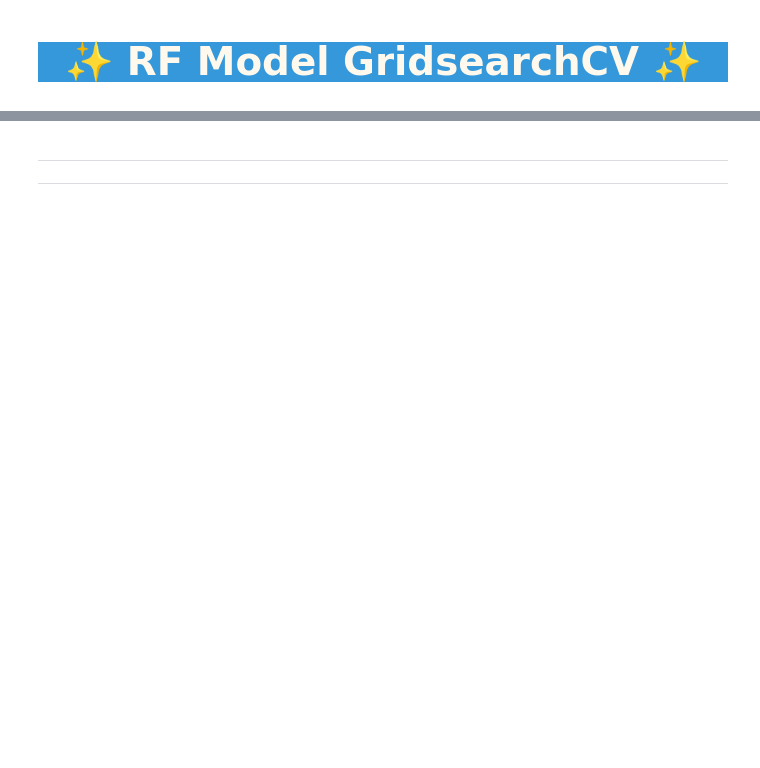
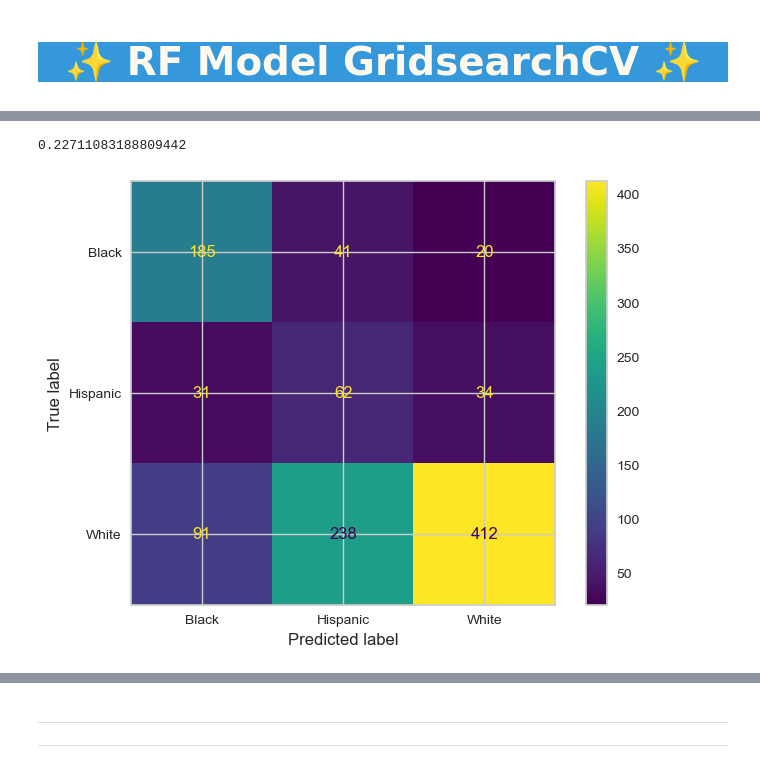
Before and after one commit to huseyincenik/machine_learning, a Jupyter notebook: Project/the_ultimate_guide_to_multiclass_classification_for_predicting_race/📊💪 The Ultimate Guide to Multi-Class Classification for Predicting Race 📏📈.ipynb, the cells around one changed output, grey strips where cells are left out. Saved outputs shown, nothing was run; the diff lists cells and outputs as text; code cells hidden in the pictures; blank space fills up the shorter version.

```diff
--- a/Project/the_ultimate_guide_to_multiclass_classification_for_predicting_race/📊💪 The Ultimate Guide to Multi-Class Classification for Predicting Race 📏📈.ipynb
+++ b/Project/the_ultimate_guide_to_multiclass_classification_for_predicting_race/📊💪 The Ultimate Guide to Multi-Class Classification for Predicting Race 📏📈.ipynb
@@ -2171,16 +2151,16 @@ model.get_params()
 # %%
-param_grid = {'RF_model__n_estimators':[20 , 40, 64, 128, 200], # rf icinde birden cok decisiontree model calismaliydi .
-             'RF_model__max_features':[2, 4, 'sqrt'],
-             'RF_model__max_depth':[10, 50, 100],
-             'RF_model__min_samples_split':[2, 3,4],
-             'RF_model__min_samples_leaf': [2,3,4],
-             'RF_model__max_samples':[0.3, 0.5, 0.8, 1]} # add 1
+param_grid = {'RF_model__n_estimators':[300 , 400, 500], # rf icinde birden cok decisiontree model calismaliydi .
+             'RF_model__max_depth':[2, None],
+             'RF_model__min_samples_split':[10, 20],
+             'RF_model__min_samples_leaf': [100],
+             'RF_model__max_samples':[0.1, 0.2, 0.3]} # add 1
 # hyperparametre eklemek icin optuna ve sklearn den ... de kullanilabilir
 # %%
-grid_model = GridSearchCV(model,
+rf_grid_model = GridSearchCV(model,
                              param_grid,
-                             scoring="f1_weighted",
-                             n_jobs = -1,
-                             verbose=2)
+                             scoring=precision_hispanic,
+                             n_jobs=-1,
+                             cv=10,
+                             return_train_score=True)
 # %%
-grid_model.fit(X_train,y_train)
+rf_grid_model.fit(X_train,y_train)
@@ -2191,2 +2214,4 @@ grid_model.best_estimator_
 # %%
-grid_model.best_score_
+rf_grid_model.best_score_
+# %% [output]
+0.22711083188809442
@@ -2200,2 +2218,4 @@ rf_recall = recall_score(y_test, y_pred, average = "macro")
 # %%
-ConfusionMatrixDisplay.from_estimator(grid_model, X_test, y_test);
+ConfusionMatrixDisplay.from_estimator(rf_grid_model, X_test, y_test);
+# %% [output]
+[figure, added]
```
Also changed, not shown: parts of 120 cells of this notebook.
